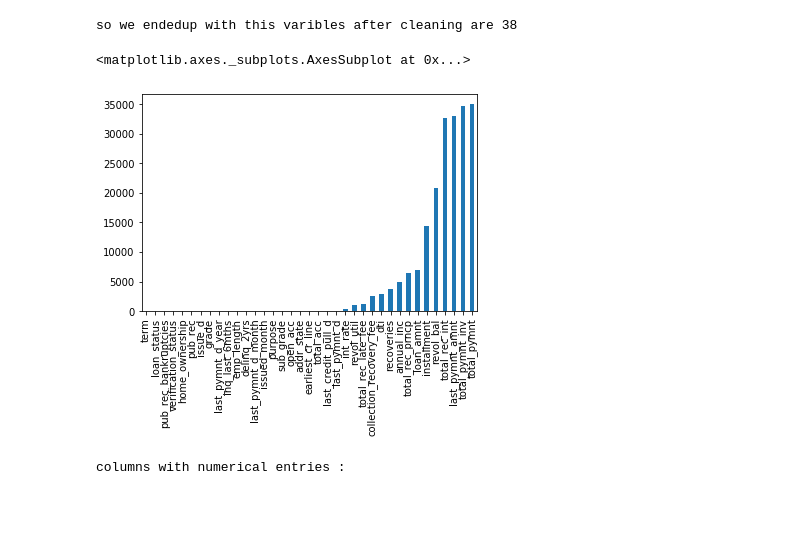
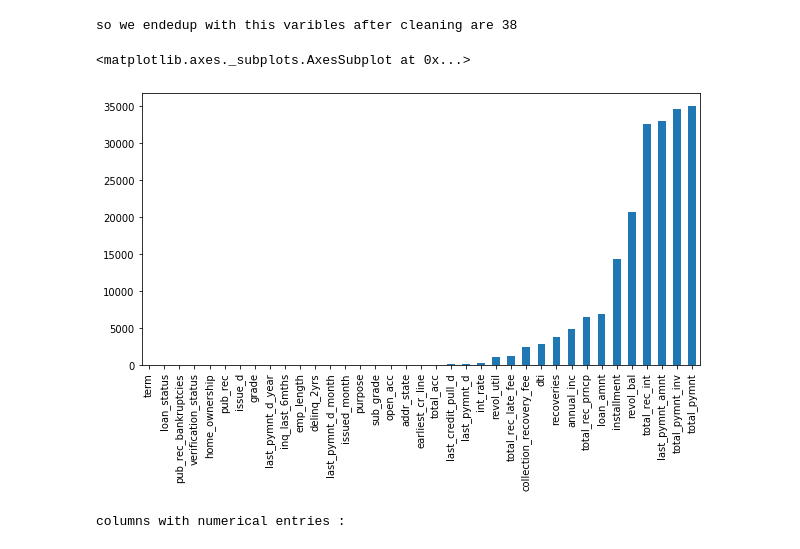
Before and after one commit to jagadeesh-gajula/Lending-club-case-study, a Jupyter notebook: Gajula_jagadeesh.ipynb, the cells around one changed output. Drawn from its saved outputs; the diff is of its cells as text; code cells hidden in the pictures; blank space fills up the shorter version.

```diff
--- a/Gajula_jagadeesh.ipynb
+++ b/Gajula_jagadeesh.ipynb
@@ -249,10 +249,11 @@ print("so we endedup with this varibles after cleaning are",data.shape[1])
 so we endedup with this varibles after cleaning are 38
 # %%
 # graph showing # of unique entires in each column
+plt.figure(figsize=(10,5))
 data.nunique().sort_values().plot.bar()
 # %% [output]
 <matplotlib.axes._subplots.AxesSubplot at 0x...>
-[figure, old version]
+[figure, new version]
 # %%
 #for quick reference we take object and numeric columns into a list
 
```
Also changed, not shown: parts of 22 cells of this notebook, 1 other file.
